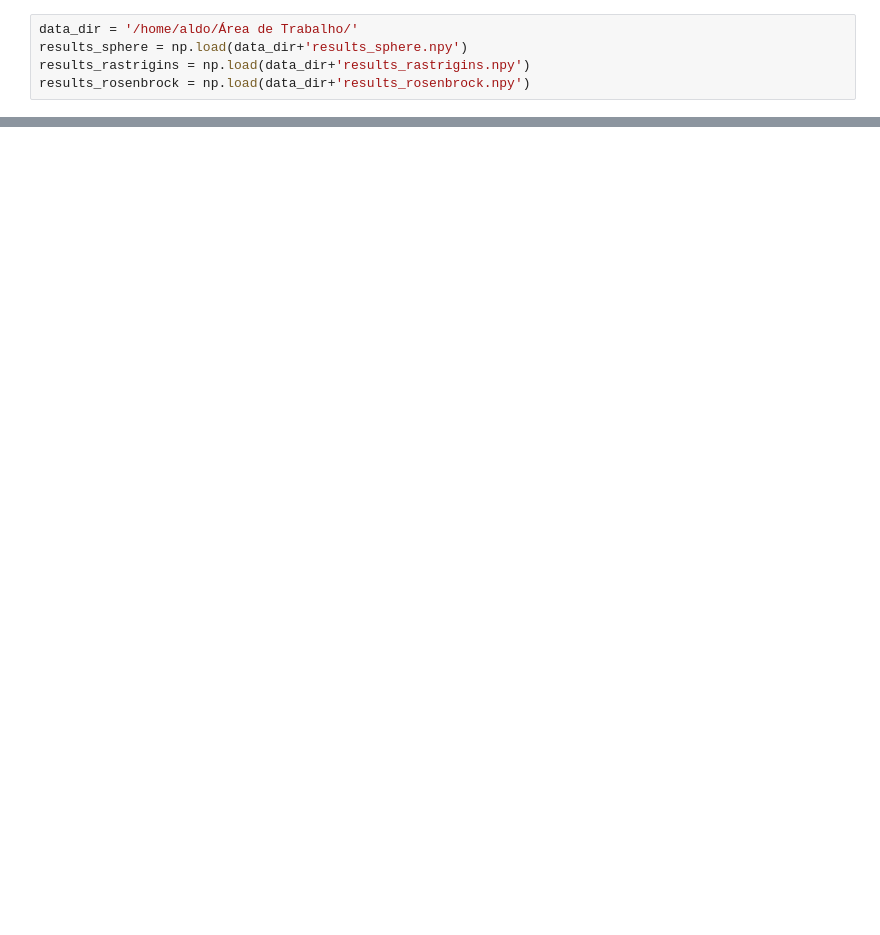
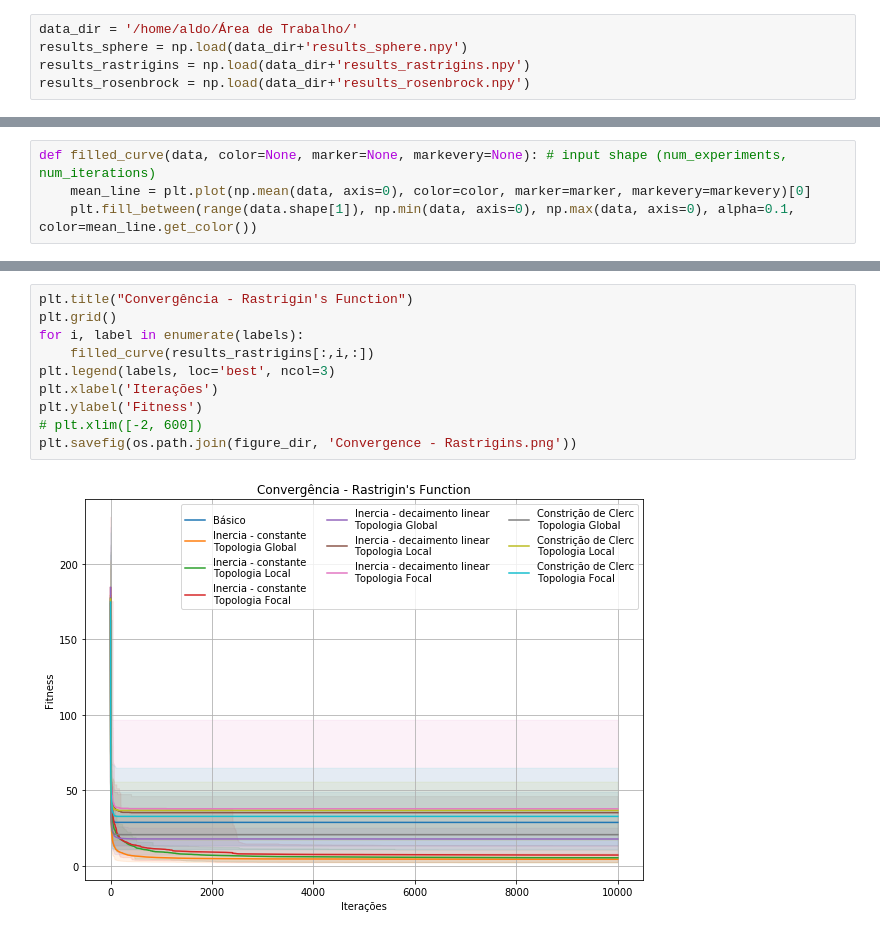
Before and after one commit to aldo-fsm/swarm-intelligence, a Jupyter notebook: Gráficos.ipynb, the cells around one changed output, grey strips where cells are left out. Cells and saved outputs as stored; diff of their text form; blank space fills up the shorter version.

```diff
--- a/Gráficos.ipynb
+++ b/Gráficos.ipynb
@@ -51,0 +66,4 @@ plt.plot(results_sphere[0, 0, :20])
+# %%
+def filled_curve(data, color=None, marker=None, markevery=None): # input shape (num_experiments, num_iterations)
+    mean_line = plt.plot(np.mean(data, axis=0), color=color, marker=marker, markevery=markevery)[0]
+    plt.fill_between(range(data.shape[1]), np.min(data, axis=0), np.max(data, axis=0), alpha=0.1, color=mean_line.get_color())
@@ -51,0 +82,12 @@ plt.plot(results_sphere[0, 0, :20])
+# %%
+plt.title("Convergência - Rastrigin's Function")
+plt.grid()
+for i, label in enumerate(labels):
+    filled_curve(results_rastrigins[:,i,:])
+plt.legend(labels, loc='best', ncol=3)
+plt.xlabel('Iterações')
+plt.ylabel('Fitness')
+# plt.xlim([-2, 600])
+plt.savefig(os.path.join(figure_dir, 'Convergence - Rastrigins.png'))
+# %% [output]
+[figure, added]
```
Also changed, not shown: parts of 11 cells of this notebook, 10 other files.
